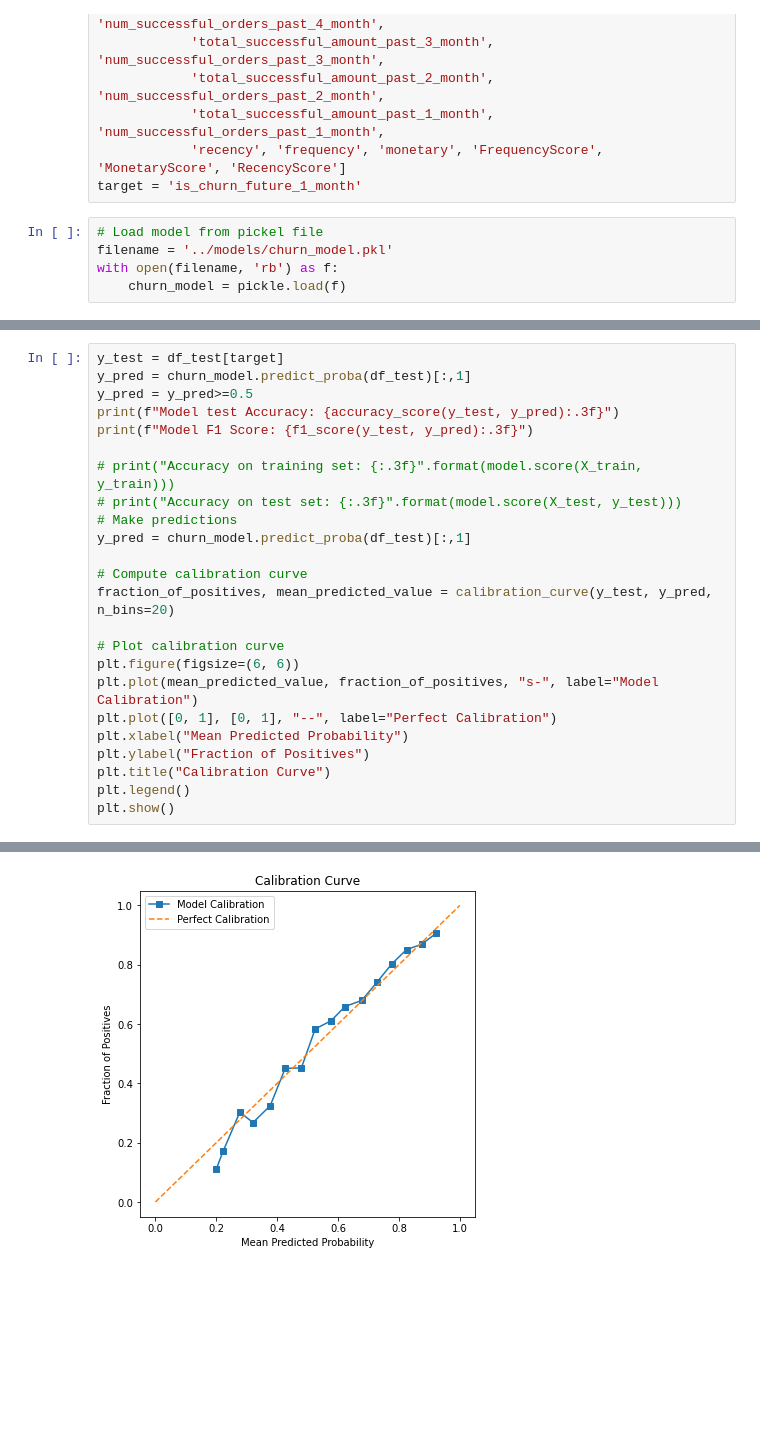
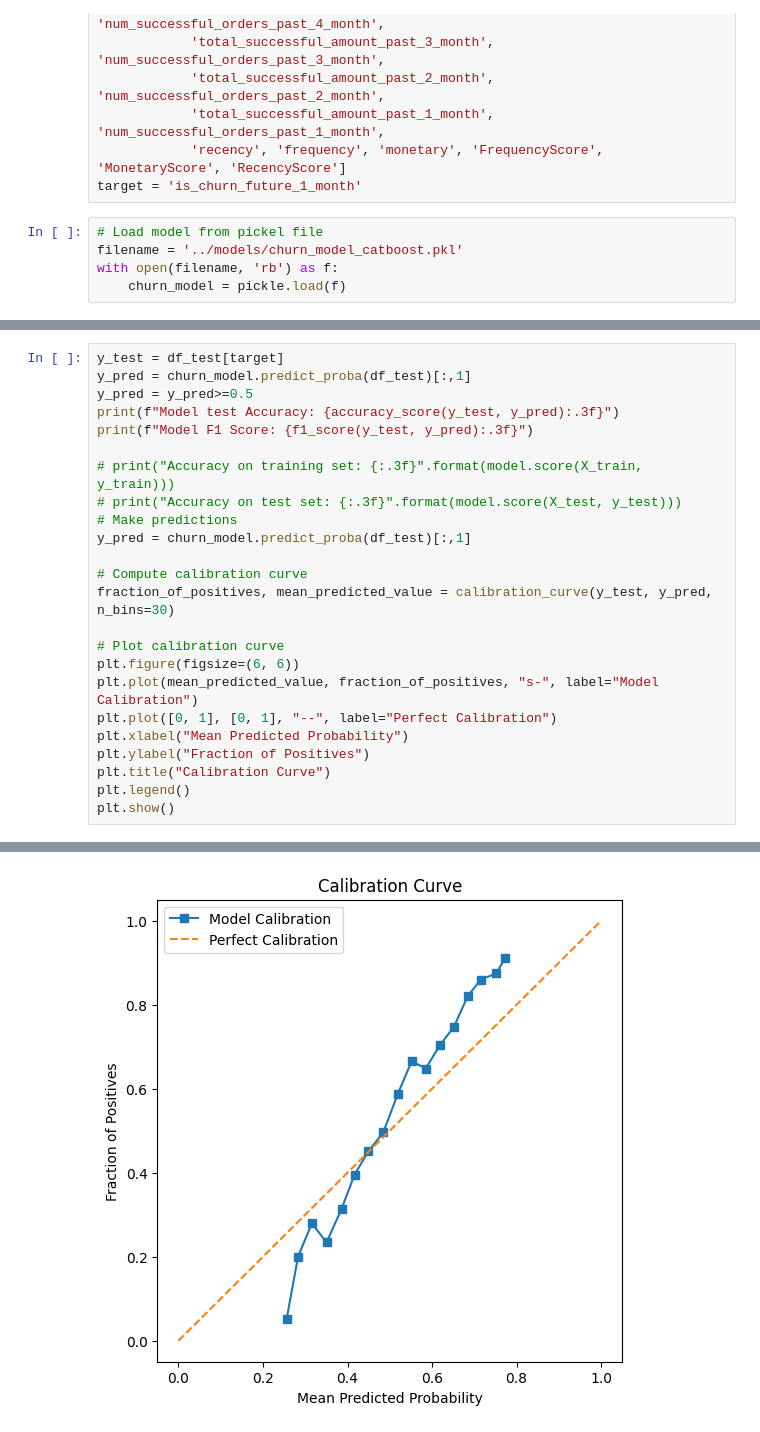
Before and after one commit to thaingoc273/statistical-learning-public, a Jupyter notebook: notebooks/10-calibration.ipynb, the cells around one changed output, grey strips where cells are left out. Cells and saved outputs as stored; diff of their text form; blank space fills up the shorter version.

Commit message:
add two models

```diff
--- a/notebooks/10-calibration.ipynb
+++ b/notebooks/10-calibration.ipynb
@@ -52,6 +52,6 @@ features = ['customer_id',
 target = 'is_churn_future_1_month'
 # %%
 # Load model from pickel file
-filename = '../models/churn_model.pkl'
+filename = '../models/churn_model_catboost.pkl'
 with open(filename, 'rb') as f:
     churn_model = pickle.load(f)
@@ -68,7 +73,7 @@ print(f"Model F1 Score: {f1_score(y_test, y_pred):.3f}")
 y_pred = churn_model.predict_proba(df_test)[:,1]
 
 # Compute calibration curve
-fraction_of_positives, mean_predicted_value = calibration_curve(y_test, y_pred, n_bins=20)
+fraction_of_positives, mean_predicted_value = calibration_curve(y_test, y_pred, n_bins=30)
 
 # Plot calibration curve
 plt.figure(figsize=(6, 6))
@@ -85,4 +90,4 @@ Model F1 Score: 0.872
-[figure, old version]
+[figure, new version]
 # %%
 plt.hist(y_pred)
 # %% [output]
```
Also changed, not shown: parts of 3 cells of this notebook, 8 other files.
